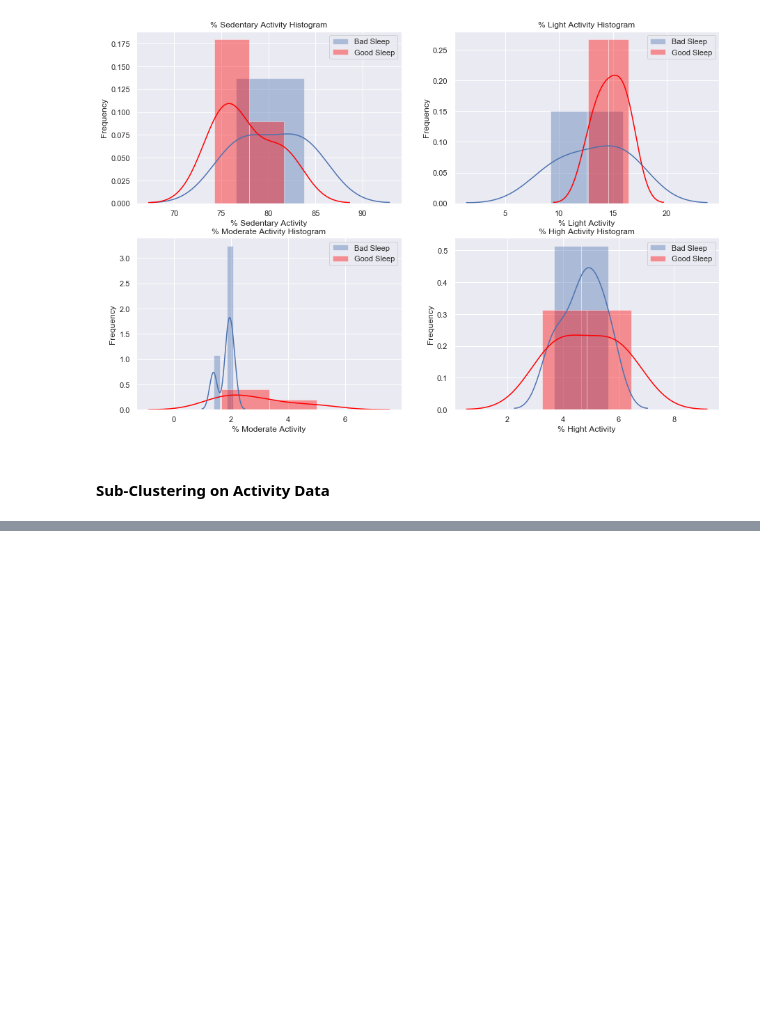
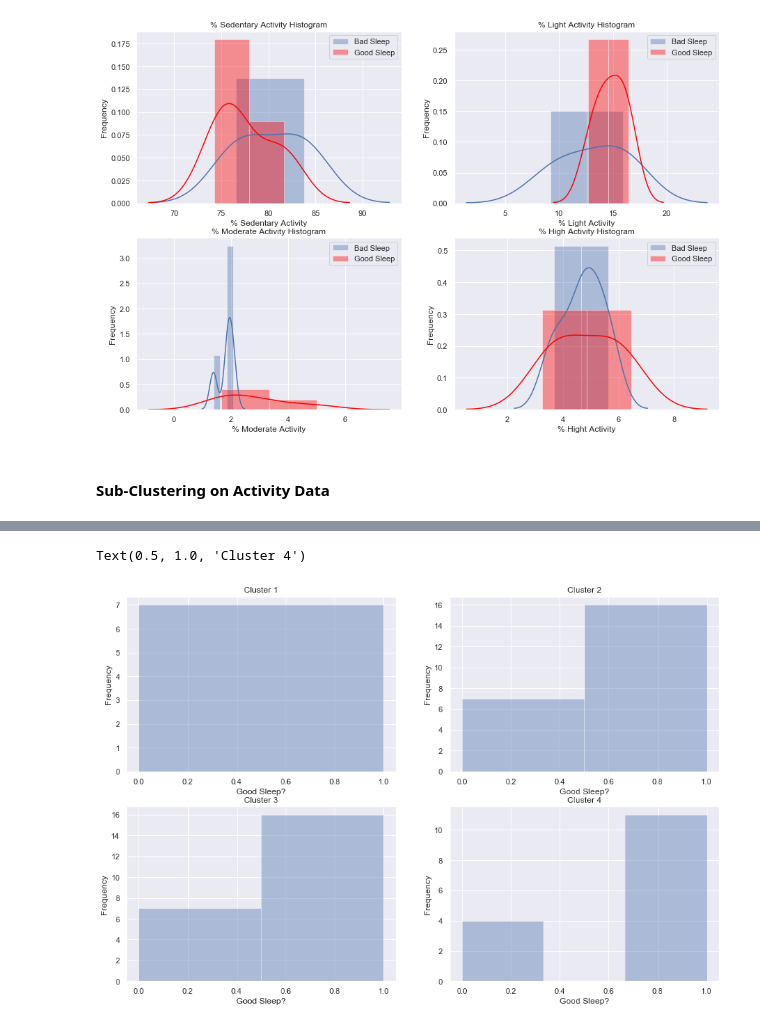
Before and after one commit to goelsaksham/healthRecSys, a Jupyter notebook: src/Clustering - Sleep Labels.ipynb, the cells around one changed output, grey strips where cells are left out. Cells and saved outputs as stored; diff of their text form; code cells hidden in the pictures; blank space fills up the shorter version.

```diff
--- a/src/Clustering - Sleep Labels.ipynb
+++ b/src/Clustering - Sleep Labels.ipynb
@@ -642,0 +688,25 @@ sns.scatterplot(pca_heart[:, 0], pca_heart[:, 1], hue=cluster_assignments, style
+# %%
+# Constructing a histogram plot for visualizing the sleep efficiency cluster purity in all cluster.
+fig, ax = plt.subplots(2, 2, figsize=(15, 10))
+sns.distplot(np.array(final_sleep_labels[cluster_assignments==0], dtype=np.int16), ax = ax[0, 0], kde=False)
+ax[0, 0].set_xlabel('Good Sleep?')
+ax[0, 0].set_ylabel('Frequency')
+ax[0, 0].set_title('Cluster 1')
+
+sns.distplot(np.array(final_sleep_labels[cluster_assignments==1], dtype=np.int16), ax = ax[0, 1], kde=False)
+ax[0, 1].set_xlabel('Good Sleep?')
+ax[0, 1].set_ylabel('Frequency')
+ax[0, 1].set_title('Cluster 2')
+
+sns.distplot(np.array(final_sleep_labels[cluster_assignments==2], dtype=np.int16), ax = ax[1, 0], kde=False)
+ax[1, 0].set_xlabel('Good Sleep?')
+ax[1, 0].set_ylabel('Frequency')
+ax[1, 0].set_title('Cluster 3')
+
+sns.distplot(np.array(final_sleep_labels[cluster_assignments==3], dtype=np.int16), ax = ax[1, 1], kde=False)
+ax[1, 1].set_xlabel('Good Sleep?')
+ax[1, 1].set_ylabel('Frequency')
+ax[1, 1].set_title('Cluster 4')
+# %% [output]
+Text(0.5, 1.0, 'Cluster 4')
+[figure, added]
```
Also changed, not shown: parts of 28 cells of this notebook.
